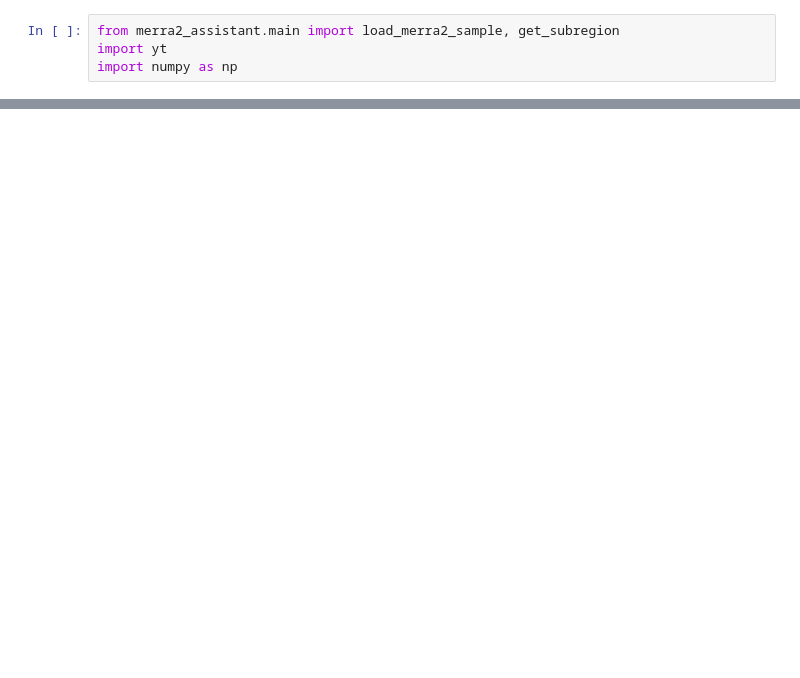
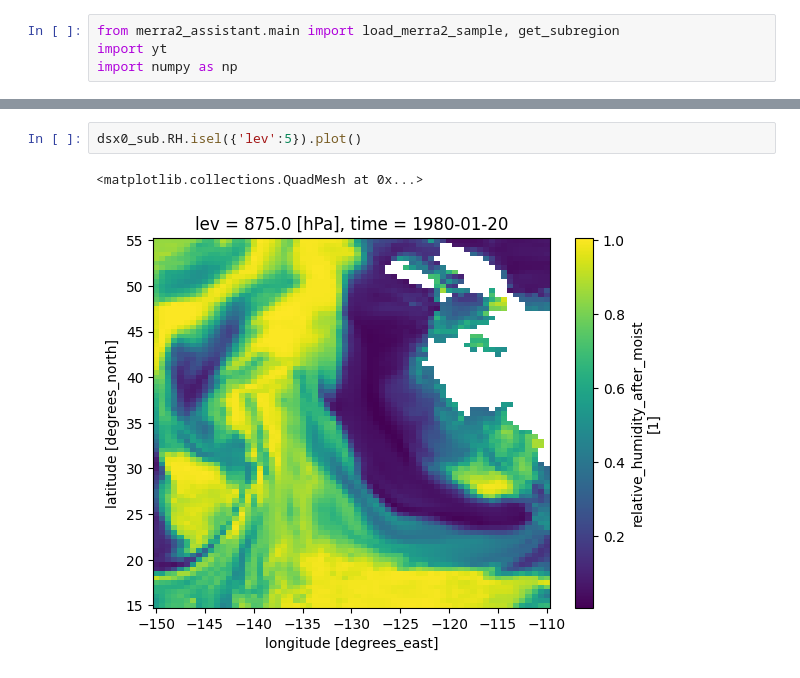
Before and after one commit to data-exp-lab/yt_xarray_NASA_SMD_2024, a Jupyter notebook: code/merra2-embedded-H-interp.ipynb, the cells around one changed output, grey strips where cells are left out. Cells and saved outputs as stored; diff of their text form; blank space fills up the shorter version.

```diff
--- a/code/merra2-embedded-H-interp.ipynb
+++ b/code/merra2-embedded-H-interp.ipynb
@@ -35,0 +36,5 @@ dsx0.T.isel({'lev':33}).plot()
+# %%
+dsx0_sub.RH.isel({'lev':5}).plot()
+# %% [output]
+<matplotlib.collections.QuadMesh at 0x...>
+[figure, added]
```
Also changed, not shown: parts of 25 cells of this notebook, 5 other files.
